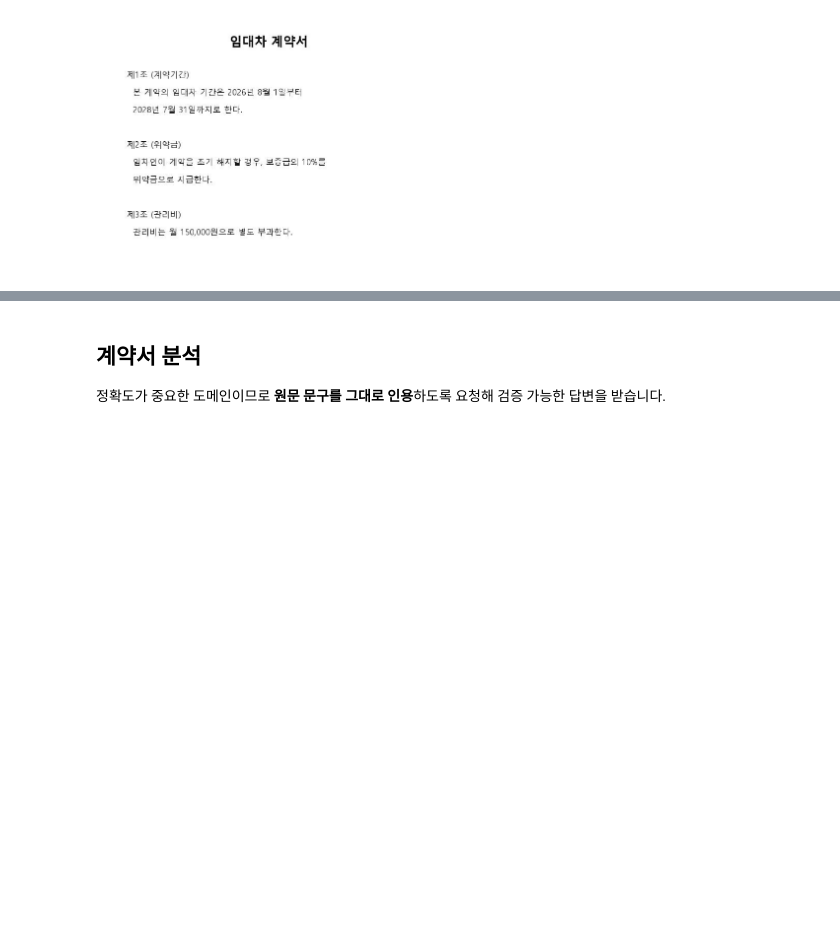
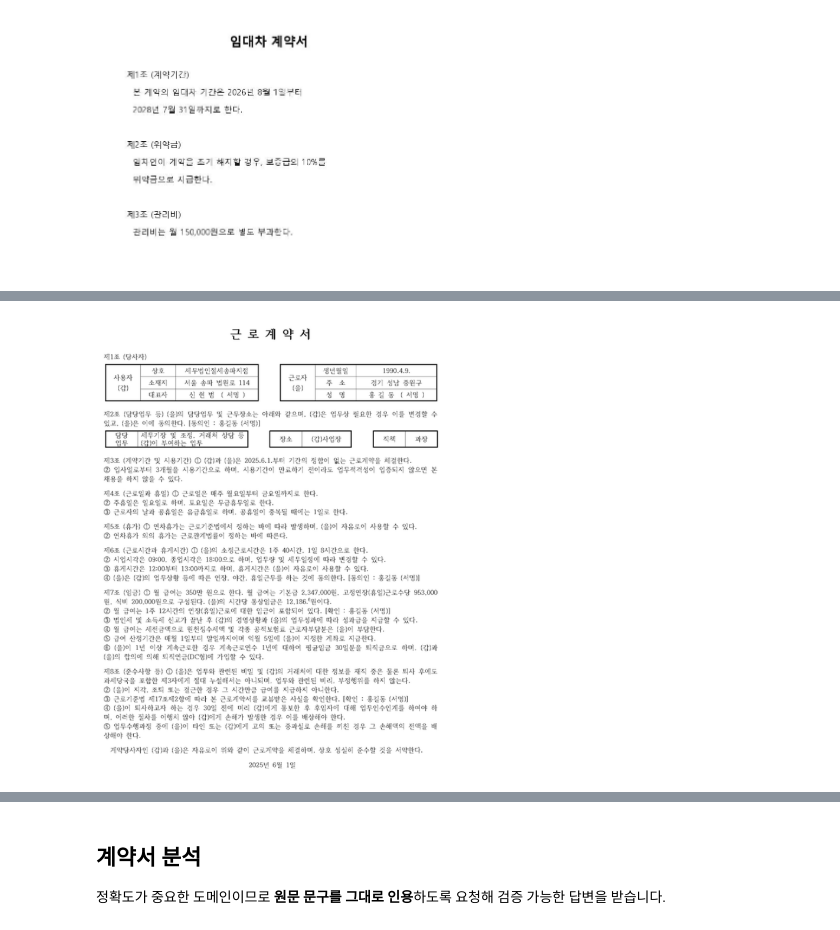
Before and after one commit to good593/course_VLM, a Jupyter notebook: 2. VLM Prompt Engineering/examples/3. Document AI.ipynb, the cells around one changed output, grey strips where cells are left out. Saved outputs shown, nothing was run; the diff lists cells and outputs as text; code cells hidden in the pictures; blank space fills up the shorter version.

```diff
--- a/2. VLM Prompt Engineering/examples/3. Document AI.ipynb
+++ b/2. VLM Prompt Engineering/examples/3. Document AI.ipynb
@@ -35,0 +37,5 @@ print(summary)
+# %%
+CONTRACT01 = "./data/contract01.png"
+show(CONTRACT01)
+# %% [output]
+[figure, added]
```
Also changed, not shown: parts of 10 cells of this notebook, 7 other files.
